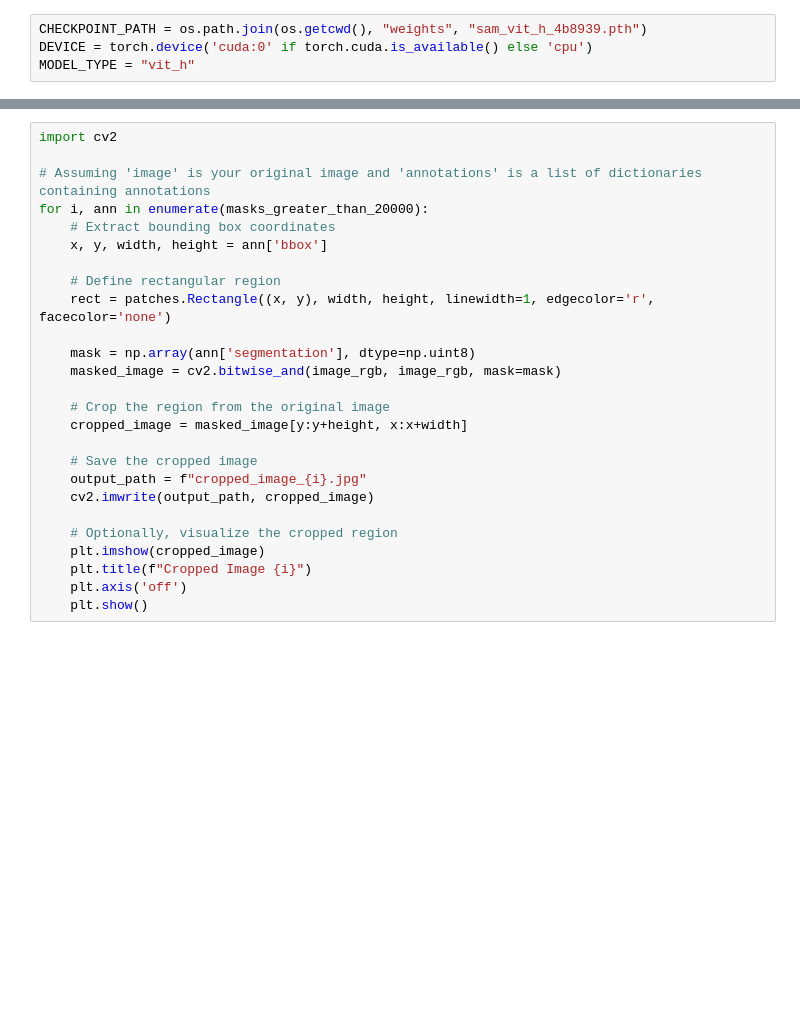
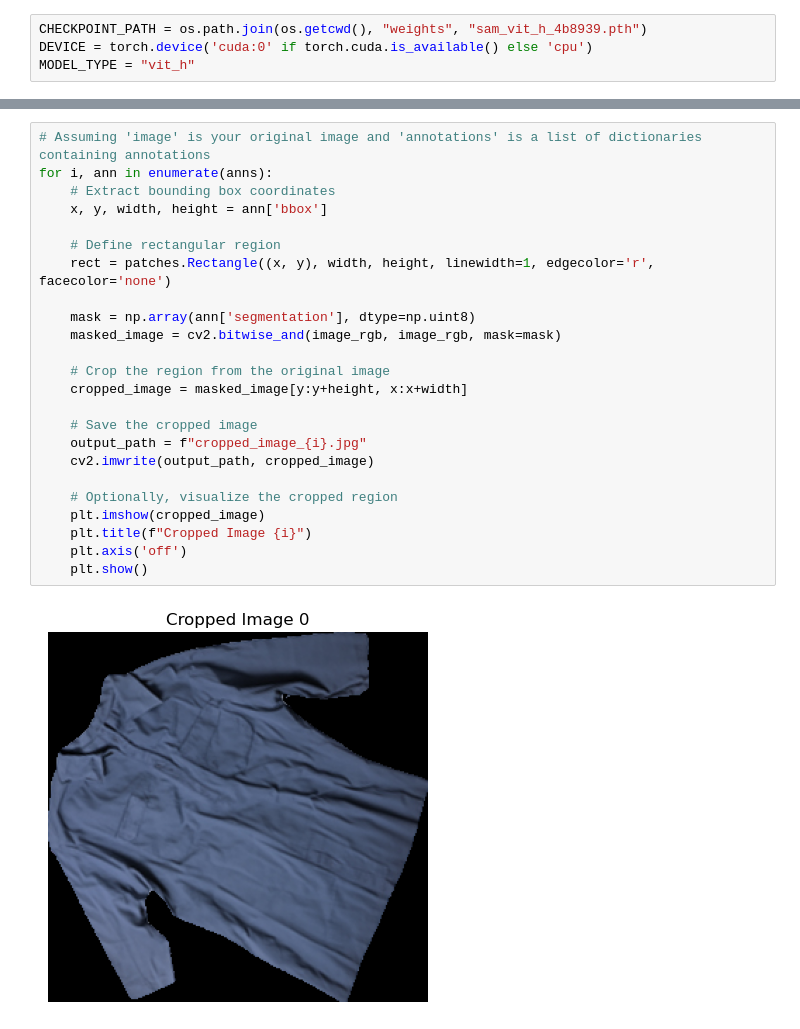
Before and after one commit to kohnmart/master-projekt, a Jupyter notebook: notebooks/pytorch/segmentation/sam_segmentation.ipynb, the cells around one changed output, grey strips where cells are left out. Drawn from its saved outputs; the diff is of its cells as text; blank space fills up the shorter version.

```diff
--- a/notebooks/pytorch/segmentation/sam_segmentation.ipynb
+++ b/notebooks/pytorch/segmentation/sam_segmentation.ipynb
@@ -102,26 +107,26 @@ show_anns(masks)
 # %%
-import cv2
-
 # Assuming 'image' is your original image and 'annotations' is a list of dictionaries containing annotations
-for i, ann in enumerate(masks_greater_than_20000):
+for i, ann in enumerate(anns):
     # Extract bounding box coordinates
     x, y, width, height = ann['bbox']
 
     # Define rectangular region
     rect = patches.Rectangle((x, y), width, height, linewidth=1, edgecolor='r', facecolor='none')
 
     mask = np.array(ann['segmentation'], dtype=np.uint8)
     masked_image = cv2.bitwise_and(image_rgb, image_rgb, mask=mask)
 
     # Crop the region from the original image
     cropped_image = masked_image[y:y+height, x:x+width]
 
     # Save the cropped image
     output_path = f"cropped_image_{i}.jpg"
     cv2.imwrite(output_path, cropped_image)
 
     # Optionally, visualize the cropped region
     plt.imshow(cropped_image)
     plt.title(f"Cropped Image {i}")
     plt.axis('off')
     plt.show()
+# %% [output]
+[figure, added]
```
Also changed, not shown: parts of 5 cells of this notebook, 9 other files.
